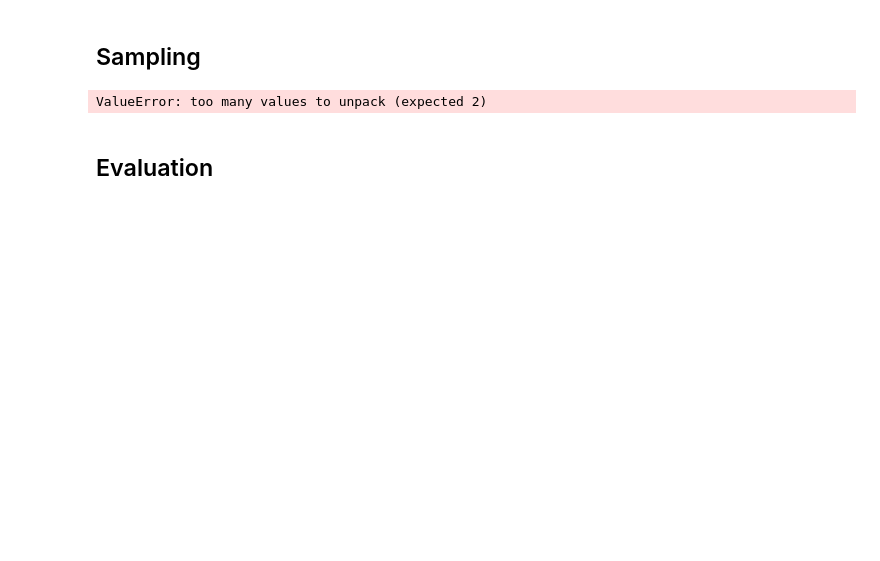
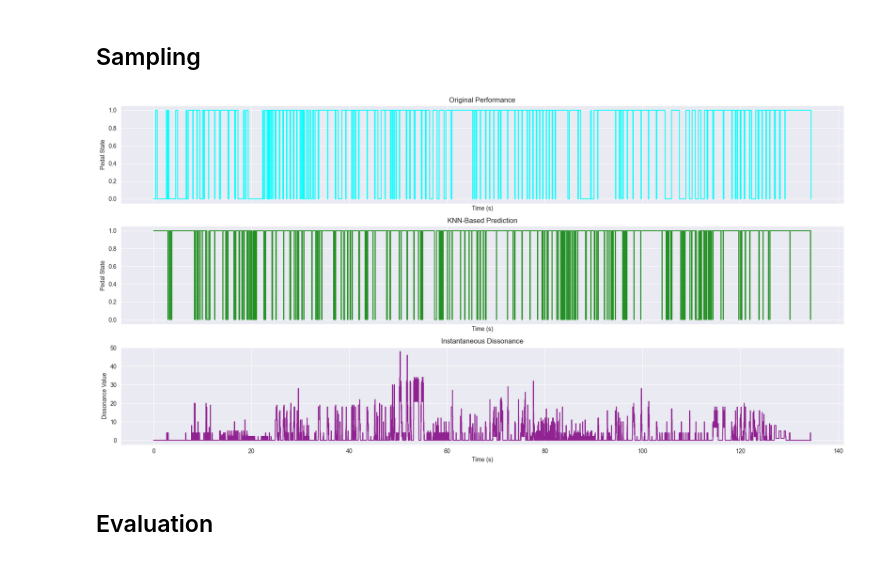
Before and after one commit to acobrien/machine_learning_final_project, a Jupyter notebook: knn.ipynb, the cells around one changed output. Cells and saved outputs as stored; diff of their text form; code cells hidden in the pictures; blank space fills up the shorter version.

```diff
--- a/knn.ipynb
+++ b/knn.ipynb
@@ -282,37 +280,38 @@ if knn is not None:
     midi_test = mido.MidiFile(sample)
 
     # Extract original curve
-    p_times_orig, p_vals_orig = extract_pedal(midi_test)
+
+    p_times_orig, p_vals_orig = zip(*extract_pedal(midi_test))
     p_bin_orig = pedal_to_binary(p_vals_orig)
 
     d_times_orig, d_vals_orig = compute_dissonance_no_pedal(midi_test)
 
     # Plot
     fig, axs = plt.subplots(3, 1, figsize=(18, 9), sharex=True)
 
     if len(p_times_orig) > 0:
         axs[0].step(p_times_orig, p_bin_orig, where='post', color='cyan')
     axs[0].set_ylabel("Pedal State")
     axs[0].set_xlabel("Time (s)")
     axs[0].set_title("Original Performance")
 
     if len(t_grid) > 0:
         axs[1].step(t_grid, ped_knn, where='post', color='green', alpha=0.85)
     axs[1].set_ylabel("Pedal State")
     axs[1].set_xlabel("Time (s)")
     axs[1].set_title("KNN-Based Prediction")
 
     axs[2].step(d_times_orig, d_vals_orig, where='post', color='purple', alpha=0.85)
     axs[2].set_ylabel("Dissonance Value")
     axs[2].set_xlabel("Time (s)")
     axs[2].set_title("Instantaneous Dissonance")
 
     plt.tight_layout()
     plt.show()
 else:
     print("Skipping visualization because KNN model failed to train.")
 # %% [output]
-ValueError: too many values to unpack (expected 2)
+[figure, added]
 # %% [markdown]
 ## Evaluation
 # %%
```
Also changed, not shown: parts of 4 cells of this notebook.
